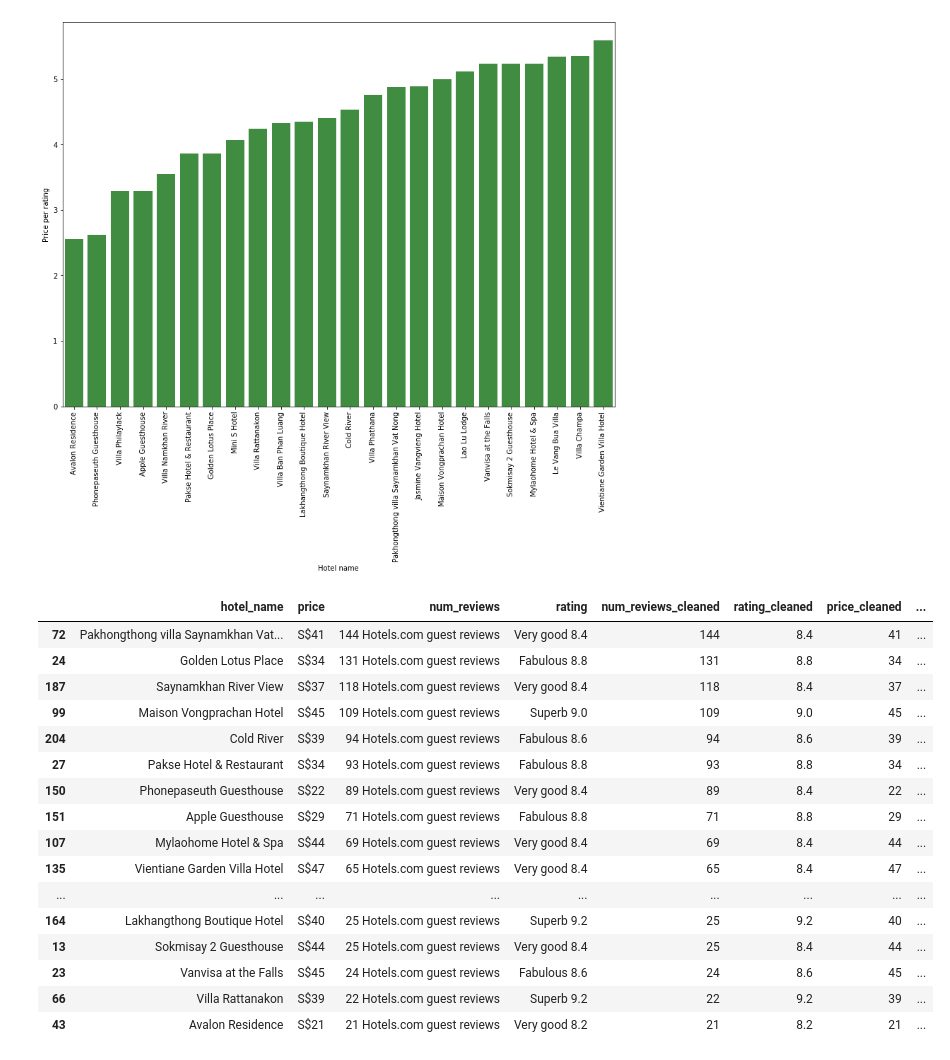
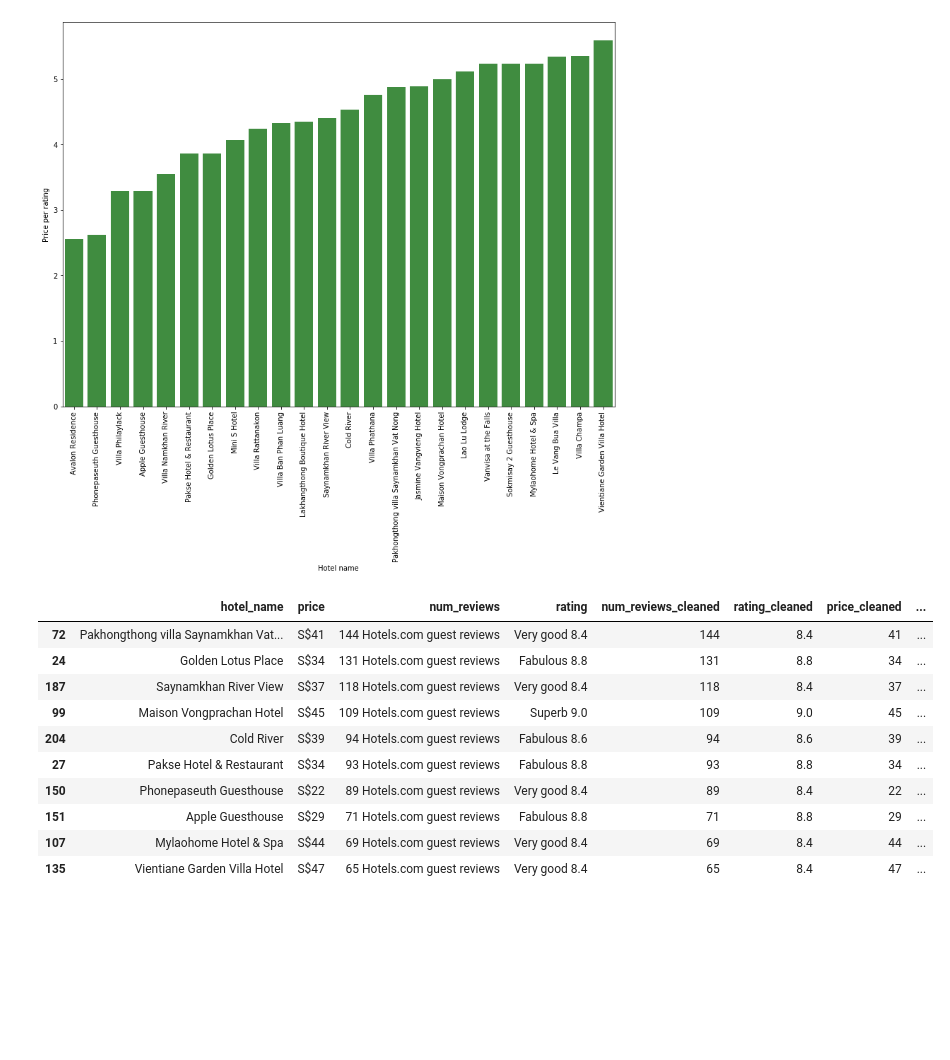
Before and after one commit to KelvinHwee/Machine-Learning, a Jupyter notebook: hotels(dot)com_webscraping_selenium.ipynb, the cells around one changed output. Drawn from its saved outputs; the diff is of its cells as text; code cells hidden in the pictures; blank space fills up the shorter version.

```diff
--- a/hotels(dot)com_webscraping_selenium.ipynb
+++ b/hotels(dot)com_webscraping_selenium.ipynb
@@ -200,22 +203,16 @@ plt.show()
 [figure]
 # %%
 # which are the top 10, sorted by ratings then number of reviews
-df_select.sort_values(by = ['num_reviews_cleaned', 'rating_cleaned'], ascending = False)
+df_select.sort_values(by = ['num_reviews_cleaned', 'rating_cleaned'], ascending = False).head(10)
 # %% [output]
 |  | hotel_name | price | num_reviews | rating | num_reviews_cleaned | rating_cleaned | price_cleaned | ... |
 | 72 | Pakhongthong villa Saynamkhan Vat... | S$41 | 144 Hotels.com guest reviews | Very good 8.4 | 144 | 8.4 | 41 | ... |
 | 24 | Golden Lotus Place | S$34 | 131 Hotels.com guest reviews | Fabulous 8.8 | 131 | 8.8 | 34 | ... |
 | 187 | Saynamkhan River View | S$37 | 118 Hotels.com guest reviews | Very good 8.4 | 118 | 8.4 | 37 | ... |
 | 99 | Maison Vongprachan Hotel | S$45 | 109 Hotels.com guest reviews | Superb 9.0 | 109 | 9.0 | 45 | ... |
 | 204 | Cold River | S$39 | 94 Hotels.com guest reviews | Fabulous 8.6 | 94 | 8.6 | 39 | ... |
 | 27 | Pakse Hotel & Restaurant | S$34 | 93 Hotels.com guest reviews | Fabulous 8.8 | 93 | 8.8 | 34 | ... |
 | 150 | Phonepaseuth Guesthouse | S$22 | 89 Hotels.com guest reviews | Very good 8.4 | 89 | 8.4 | 22 | ... |
 | 151 | Apple Guesthouse | S$29 | 71 Hotels.com guest reviews | Fabulous 8.8 | 71 | 8.8 | 29 | ... |
 | 107 | Mylaohome Hotel & Spa | S$44 | 69 Hotels.com guest reviews | Very good 8.4 | 69 | 8.4 | 44 | ... |
 | 135 | Vientiane Garden Villa Hotel | S$47 | 65 Hotels.com guest reviews | Very good 8.4 | 65 | 8.4 | 47 | ... |
-| ... | ... | ... | ... | ... | ... | ... | ... | ... |
-| 164 | Lakhangthong Boutique Hotel | S$40 | 25 Hotels.com guest reviews | Superb 9.2 | 25 | 9.2 | 40 | ... |
-| 13 | Sokmisay 2 Guesthouse | S$44 | 25 Hotels.com guest reviews | Very good 8.4 | 25 | 8.4 | 44 | ... |
-| 23 | Vanvisa at the Falls | S$45 | 24 Hotels.com guest reviews | Fabulous 8.6 | 24 | 8.6 | 45 | ... |
-| 66 | Villa Rattanakon | S$39 | 22 Hotels.com guest reviews | Superb 9.2 | 22 | 9.2 | 39 | ... |
-| 43 | Avalon Residence | S$21 | 21 Hotels.com guest reviews | Very good 8.2 | 21 | 8.2 | 21 | ... |
```
Also changed, not shown: parts of 4 cells of this notebook.
